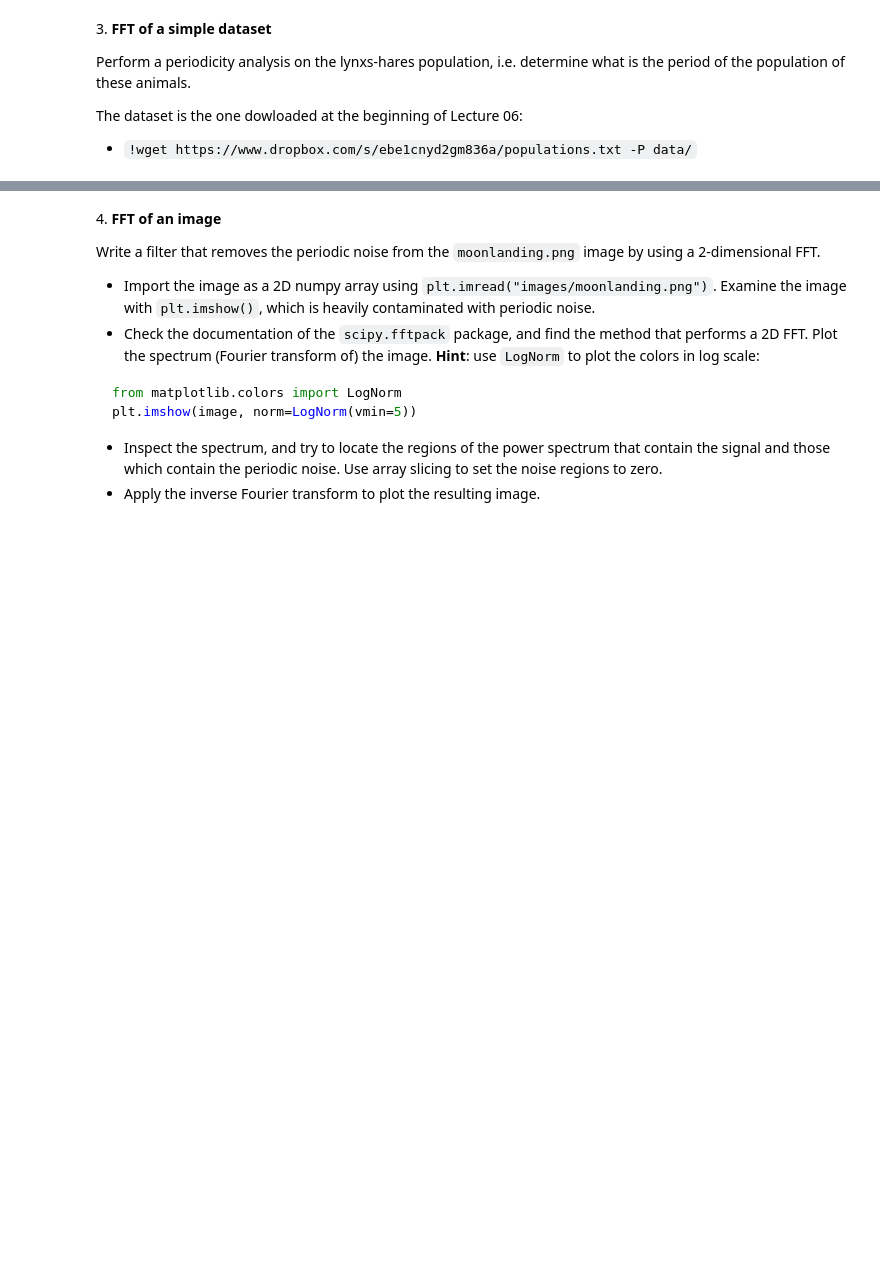
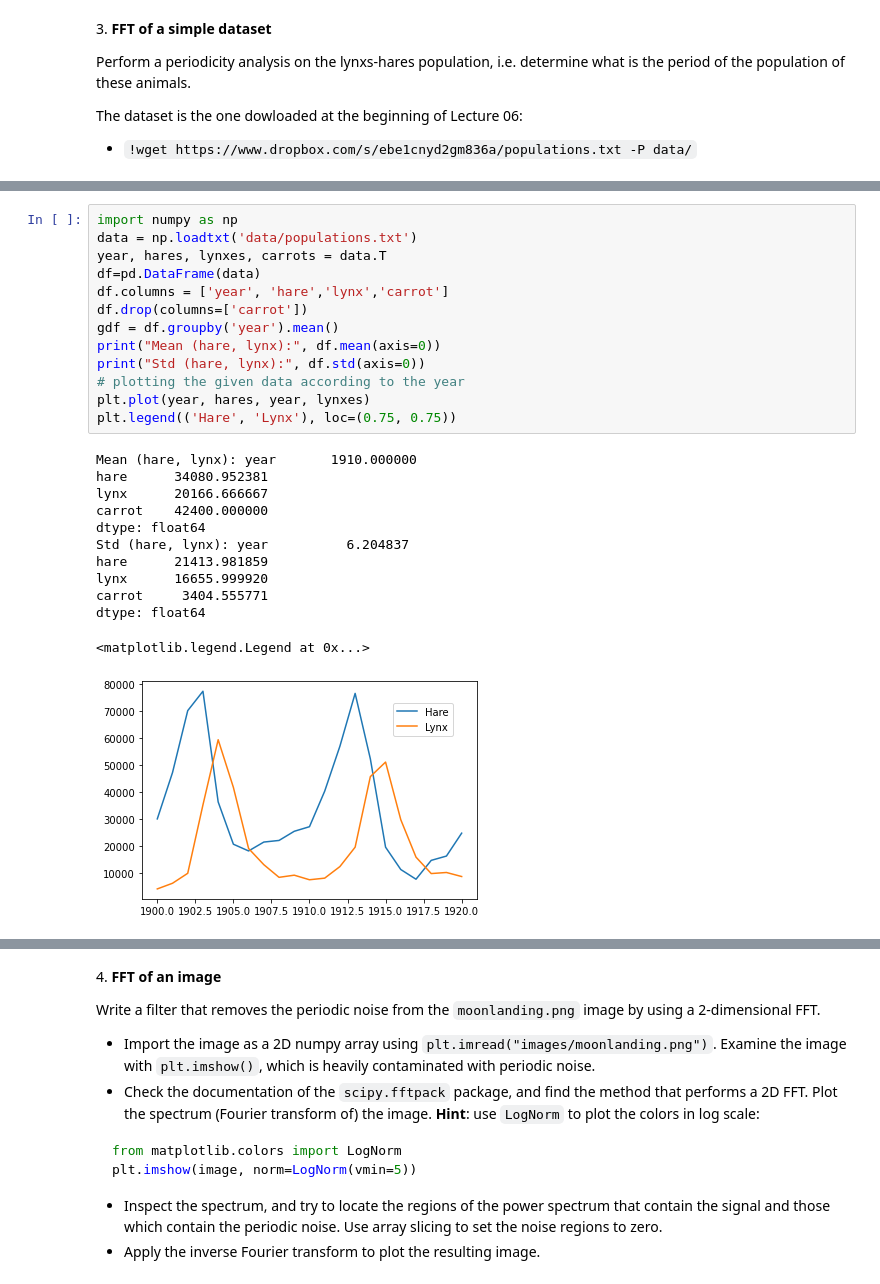
Before and after one commit to shalinimada/ScientificComputingWithPython2022, a Jupyter notebook: 09ex_numerical.ipynb, the cells around one changed output, grey strips where cells are left out. Drawn from its saved outputs; the diff is of its cells as text; blank space fills up the shorter version.

```diff
--- a/09ex_numerical.ipynb
+++ b/09ex_numerical.ipynb
@@ -89,0 +114,26 @@ The dataset is the one dowloaded at the beginning of Lecture 06:
+# %%
+import numpy as np
+data = np.loadtxt('data/populations.txt')
+year, hares, lynxes, carrots = data.T
+df=pd.DataFrame(data)
+df.columns = ['year', 'hare','lynx','carrot']
+df.drop(columns=['carrot'])
+gdf = df.groupby('year').mean()
+print("Mean (hare, lynx):", df.mean(axis=0))
+print("Std (hare, lynx):", df.std(axis=0))
+# plotting the given data according to the year
+plt.plot(year, hares, year, lynxes)
+plt.legend(('Hare', 'Lynx'), loc=(0.75, 0.75))
+# %% [output]
+Mean (hare, lynx): year       1910.000000
+hare      34080.952381
+lynx      20166.666667
+carrot    42400.000000
+dtype: float64
+Std (hare, lynx): year          6.204837
+hare      21413.981859
+lynx      16655.999920
+carrot     3404.555771
+dtype: float64
+<matplotlib.legend.Legend at 0x...>
+[figure, added]
```
Also changed, not shown: parts of 5 cells of this notebook, 1 other file.
